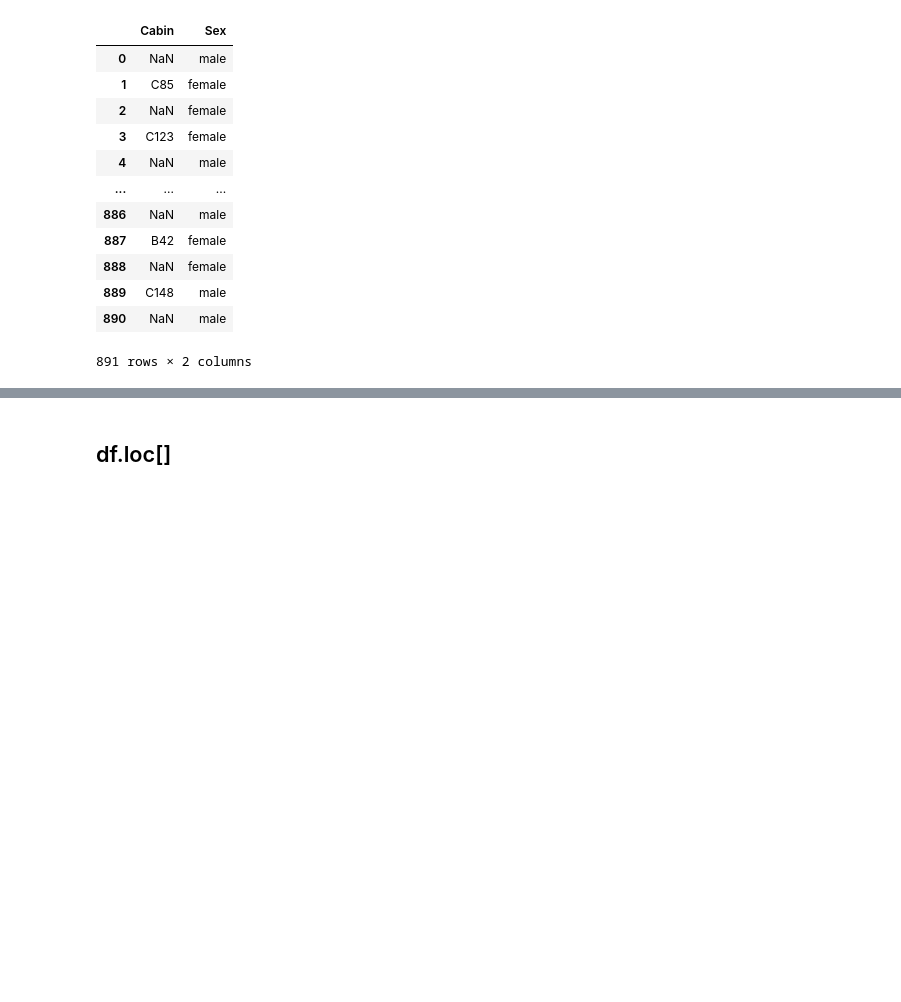
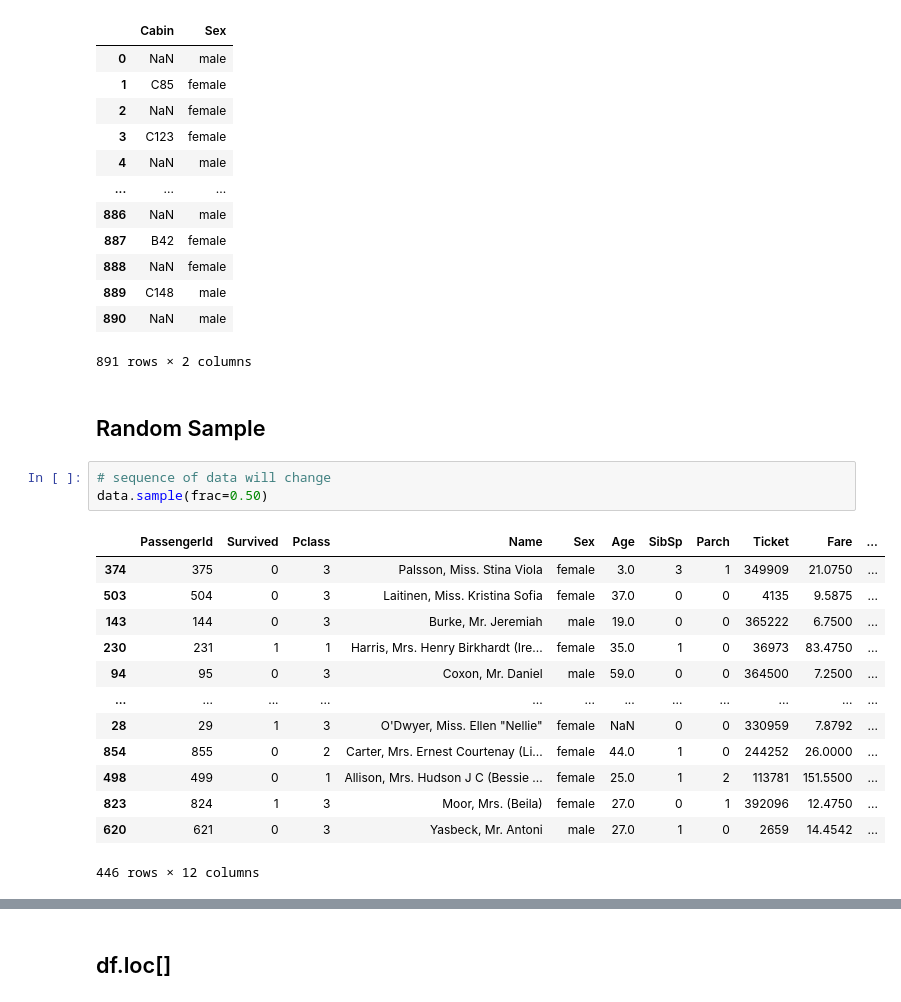
Before and after one commit to aishwarya26K/Data-Science-Track, a Jupyter notebook: 04. Day 04 - Pandas/Pandas.ipynb, the cells around one changed output, grey strips where cells are left out. Cells and saved outputs as stored; diff of their text form; blank space fills up the shorter version.

```diff
--- a/04. Day 04 - Pandas/Pandas.ipynb
+++ b/04. Day 04 - Pandas/Pandas.ipynb
@@ -265,3 +265,22 @@ data[['Cabin','Sex']]
 | 889 | C148 | male |
 | 890 | NaN | male |
 891 rows × 2 columns
+# %% [markdown]
+## Random Sample
+# %%
+# sequence of data will change
+data.sample(frac=0.50)
+# %% [output]
+|  | PassengerId | Survived | Pclass | Name | Sex | Age | SibSp | Parch | Ticket | Fare | ... |
+| 374 | 375 | 0 | 3 | Palsson, Miss. Stina Viola | female | 3.0 | 3 | 1 | 349909 | 21.0750 | ... |
+| 503 | 504 | 0 | 3 | Laitinen, Miss. Kristina Sofia | female | 37.0 | 0 | 0 | 4135 | 9.5875 | ... |
+| 143 | 144 | 0 | 3 | Burke, Mr. Jeremiah | male | 19.0 | 0 | 0 | 365222 | 6.7500 | ... |
+| 230 | 231 | 1 | 1 | Harris, Mrs. Henry Birkhardt (Ire... | female | 35.0 | 1 | 0 | 36973 | 83.4750 | ... |
+| 94 | 95 | 0 | 3 | Coxon, Mr. Daniel | male | 59.0 | 0 | 0 | 364500 | 7.2500 | ... |
+| ... | ... | ... | ... | ... | ... | ... | ... | ... | ... | ... | ... |
+| 28 | 29 | 1 | 3 | O'Dwyer, Miss. Ellen "Nellie" | female | NaN | 0 | 0 | 330959 | 7.8792 | ... |
+| 854 | 855 | 0 | 2 | Carter, Mrs. Ernest Courtenay (Li... | female | 44.0 | 1 | 0 | 244252 | 26.0000 | ... |
+| 498 | 499 | 0 | 1 | Allison, Mrs. Hudson J C (Bessie ... | female | 25.0 | 1 | 2 | 113781 | 151.5500 | ... |
+| 823 | 824 | 1 | 3 | Moor, Mrs. (Beila) | female | 27.0 | 0 | 1 | 392096 | 12.4750 | ... |
+| 620 | 621 | 0 | 3 | Yasbeck, Mr. Antoni | male | 27.0 | 1 | 0 | 2659 | 14.4542 | ... |
+446 rows × 12 columns
```
Also changed, not shown: parts of 11 cells of this notebook.
